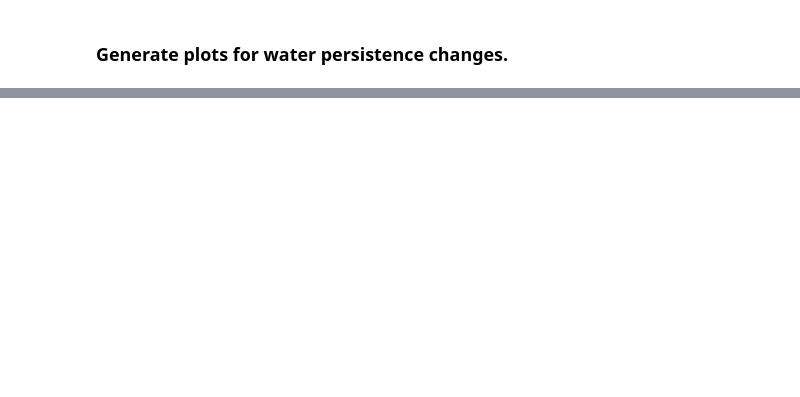
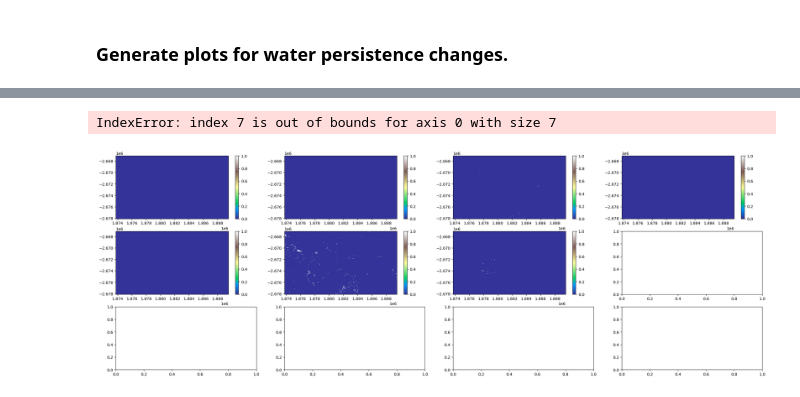
Before and after one commit to livingearth-system/living_coasts, a Jupyter notebook: 7_GCT_impacts.ipynb, the cells around one changed output, grey strips where cells are left out. Saved outputs shown, nothing was run; the diff lists cells and outputs as text; code cells hidden in the pictures; blank space fills up the shorter version.

```diff
--- a/7_GCT_impacts.ipynb
+++ b/7_GCT_impacts.ipynb
@@ -1241,0 +1242,20 @@ name: [('CovA', 1615), ('CovB', 1613), ('CovC', 1612), ('CovD', 1610), ('CovE',
+# %%
+Cover_fig, axs = plt.subplots(nrows = 3, ncols = 4, figsize=(30, 10))
+CCChanget[0].plot(ax=axs[0,0], cmap='terrain', add_labels=False)
+CCChanget[1].plot(ax=axs[0,1], cmap='terrain', add_labels=False)
+CCChanget[2].plot(ax=axs[0,2], cmap='terrain', add_labels=False)
+CCChanget[3].plot(ax=axs[0,3], cmap='terrain', add_labels=False)
+CCChanget[4].plot(ax=axs[1,0], cmap='terrain', add_labels=False)
+CCChanget[5].plot(ax=axs[1,1], cmap='terrain', add_labels=False)
+CCChanget[6].plot(ax=axs[1,2], cmap='terrain', add_labels=False)
+CCChanget[7].plot(ax=axs[1,3], cmap='terrain', add_labels=False)
+CCChanget[8].plot(ax=axs[2,0], cmap='terrain', add_labels=False)
+#CCCC[1].plot(ax=axs[1,4], cmap='terrain', add_labels=False)
+#CCCC[1].plot(ax=axs[2,0], cmap='terrain', add_labels=False)
+#CCCC[1].plot(ax=axs[2,1], cmap='terrain', add_labels=False)
+#CCCC[1].plot(ax=axs[2,2], cmap='terrain', add_labels=False)
+#CCCC[1].plot(ax=axs[2,3], cmap='terrain', add_labels=False)
+#CCCC[1].plot(ax=axs[2,4], cmap='terrain', add_labels=False)
+# %% [output]
+IndexError: index 7 is out of bounds for axis 0 with size 7
+[figure, added]
```
Also changed, not shown: parts of 58 cells of this notebook, 3 other files.
